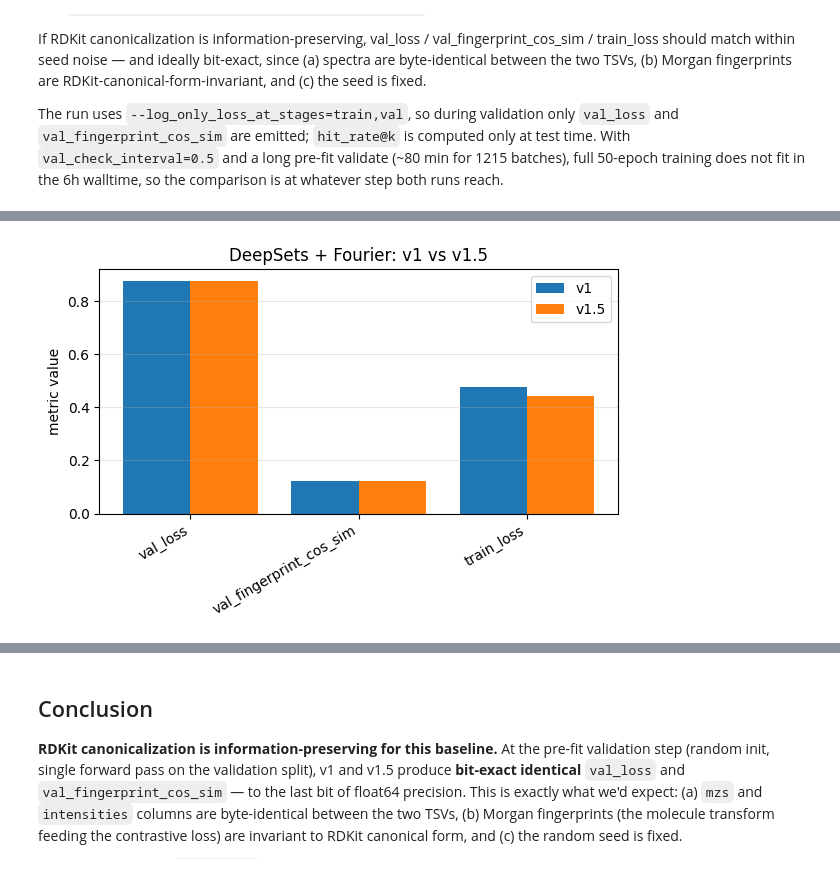
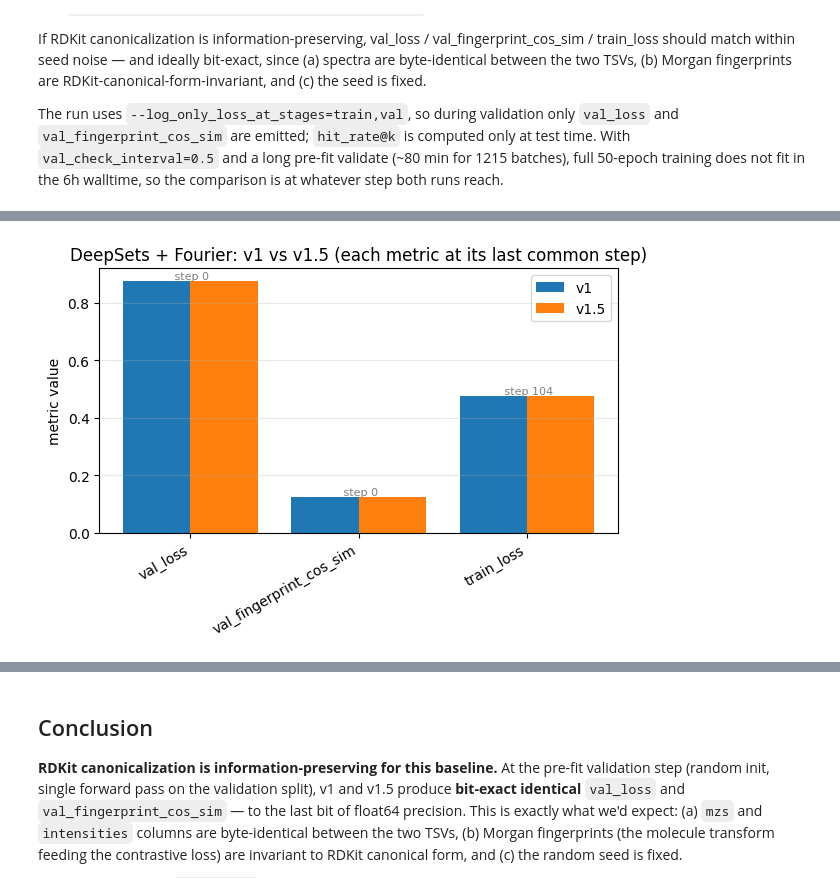
Before and after one commit to GorkSS/MassSpecGym, a Jupyter notebook: notebooks/massspecgym_in_the_wild/massspecgym_v1.5_validation.ipynb, the cells around one changed output, grey strips where cells are left out. Saved outputs shown, nothing was run; the diff lists cells and outputs as text; code cells hidden in the pictures.

```diff
--- a/notebooks/massspecgym_in_the_wild/massspecgym_v1.5_validation.ipynb
+++ b/notebooks/massspecgym_in_the_wild/massspecgym_v1.5_validation.ipynb
@@ -399,38 +421,61 @@ v1.5 → expmisc002_v1.5_baseline : state=crashed  id=bahysaq4  step=105  val_lo
 # %%
-# Bar chart: pre-fit val_loss + val_fingerprint_cos_sim + final train_loss
+# Bar chart: each metric reported at its own last-common logged step.
+# train_loss is logged every step; val_loss / val_fingerprint_cos_sim are only
+# logged at validation epoch boundaries (once during pre-fit, then every 0.5 epoch).
+# Sampling each metric at its OWN last common step keeps all of them visible.
 def has_metrics(res):
     return res is not None and any(v is not None for v in res['summary'].values())
 
+def comparable_values(metrics, key):
+    h_v1, h_v15 = metrics['v1']['history'], metrics['v1.5']['history']
+    if any(c not in df.columns for df in (h_v1, h_v15) for c in ('_step', key)):
+        return None
+    m1 = h_v1[['_step', key]].dropna().rename(columns={key: 'v1'})
+    m2 = h_v15[['_step', key]].dropna().rename(columns={key: 'v1.5'})
+    merged = m1.merge(m2, on='_step', how='inner').sort_values('_step')
+    if merged.empty:
+        return None
+    last = merged.iloc[-1]
+    return int(last['_step']), float(last['v1']), float(last['v1.5'])
+
 if all(has_metrics(metrics.get(l)) for l in ('v1','v1.5')):
-    summary_df = pd.DataFrame({l: m['summary'] for l, m in metrics.items()})
-    summary_df.to_csv(FIG_DIR / 'baseline_metrics.csv')
+    candidate_keys = ('val_loss','val_fingerprint_cos_sim','train_loss',
+                      'val_hit_rate@1','val_hit_rate@5','val_hit_rate@20','val_mrr',
+                      'test_hit_rate@1','test_hit_rate@5','test_hit_rate@20','test_mrr')
+    rows = []
+    for k in candidate_keys:
+        cv = comparable_values(metrics, k)
+        if cv is None: continue
+        step, v1, v15 = cv
+        rows.append({'metric': k, 'step': step, 'v1': v1, 'v1.5': v15, 'delta (v1.5 - v1)': v15 - v1})
+    if not rows:
+        print('No metrics have overlapping logged steps — skipping bar chart.')
+    else:
+        bar_df = pd.DataFrame(rows).set_index('metric')
+        bar_df.to_csv(FIG_DIR / 'baseline_metrics.csv')
+        display(bar_df)
 
-    plot_keys = [k for k in ('val_loss','val_fingerprint_cos_sim','train_loss',
-                             'val_hit_rate@1','val_hit_rate@5','val_hit_rate@20','val_mrr',
-                             'test_hit_rate@1','test_hit_rate@5','test_hit_rate@20','test_mrr')
-                 if k in summary_df.index]
-    fig, ax = plt.subplots(figsize=(max(6, len(plot_keys)*1.2), 4))
-    x = np.arange(len(plot_keys))
-    w = 0.4
-    ax.bar(x - w/2, summary_df.loc[plot_keys,'v1'].values,   width=w, label='v1')
-    ax.bar(x + w/2, summary_df.loc[plot_keys,'v1.5'].values, width=w, label='v1.5')
-    ax.set_xticks(x); ax.set_xticklabels(plot_keys, rotation=30, ha='right')
-    ax.set_ylabel('metric value')
-    ax.set_title('DeepSets + Fourier: v1 vs v1.5')
-    ax.legend(); ax.grid(axis='y', alpha=0.3)
-    fig.tight_layout()
-    savefig(fig, 'deepsets_v1_vs_v1.5_bars')
-    plt.show()
+        fig, ax = plt.subplots(figsize=(max(6, len(bar_df)*1.4), 4.2))
+        x = np.arange(len(bar_df)); w = 0.4
+        ax.bar(x - w/2, bar_df['v1'].values,   width=w, label='v1')
+        ax.bar(x + w/2, bar_df['v1.5'].values, width=w, label='v1.5')
+        for i, (k, row) in enumerate(bar_df.iterrows()):
+            ax.text(i, max(row['v1'], row['v1.5']), f' step {int(row["step"])}',
+                    ha='center', va='bottom', fontsize=8, color='gray')
+        ax.set_xticks(x); ax.set_xticklabels(bar_df.index, rotation=30, ha='right')
+        ax.set_ylabel('metric value')
+        ax.set_title("DeepSets + Fourier: v1 vs v1.5 (each metric at its last common step)")
+        ax.legend(); ax.grid(axis='y', alpha=0.3)
+        fig.tight_layout()
+        savefig(fig, 'deepsets_v1_vs_v1.5_bars')
+        plt.show()
 
-    # Numerical parity check
-    print('\nParity (v1.5 − v1):')
-    for k in plot_keys:
-        v1, v15 = summary_df.loc[k,'v1'], summary_df.loc[k,'v1.5']
-        if v1 is None or v15 is None:
-            continue
-        d = v15 - v1
-        marker = 'BIT-EXACT' if d == 0 else f'Δ={d:+.3e}'
-        print(f'  {k:>30}: v1={v1:.10f}  v1.5={v15:.10f}  {marker}')
+        print('\nParity (v1.5 − v1) at last common step per metric:')
+        for k, row in bar_df.iterrows():
+            d = row['v1.5'] - row['v1']
+            marker = 'BIT-EXACT' if d == 0 else f'Δ={d:+.3e}'
+            print(f'  {k:>30}  @ step {int(row["step"]):>3}: '
+                  f'v1={row["v1"]:.10f}  v1.5={row["v1.5"]:.10f}  {marker}')
 else:
     print('Skipping bar chart — at least one W&B run not yet logged or has no metrics.')
 # %% [output]
@@ -437 +487 @@ else:
-[figure, old version]
+[figure, new version]
```
Also changed, not shown: parts of 3 cells of this notebook, 8 other files.
